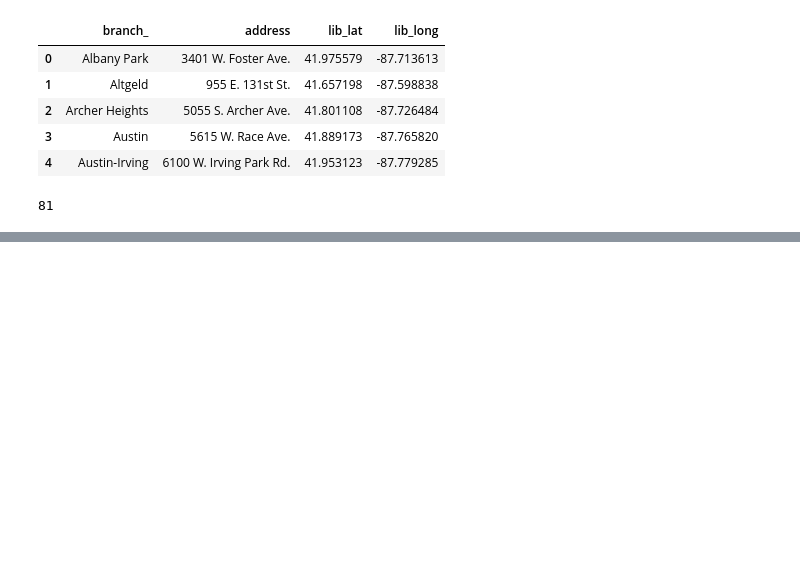
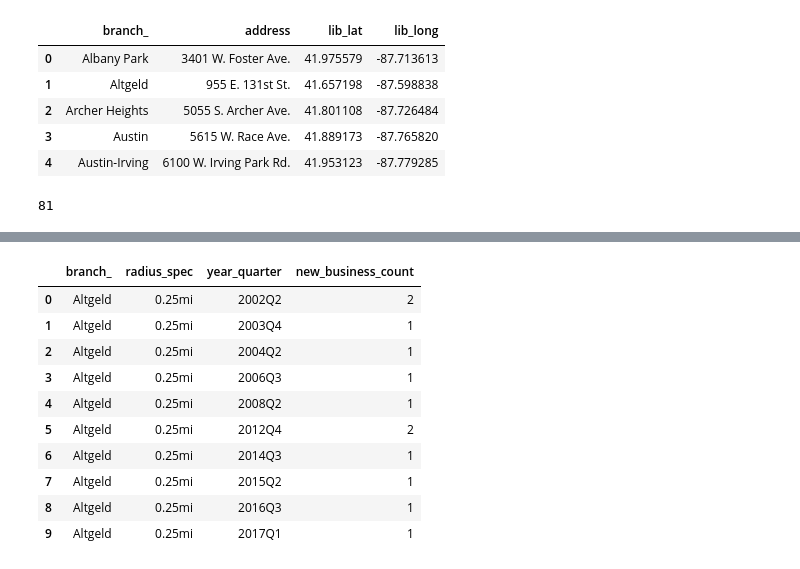
Before and after one commit to mjkimss/library-business-did, a Jupyter notebook: src/01_explore_data.ipynb, the cells around one changed output, grey strips where cells are left out. Cells and saved outputs as stored; diff of their text form; code cells hidden in the pictures; blank space fills up the shorter version.

```diff
--- a/src/01_explore_data.ipynb
+++ b/src/01_explore_data.ipynb
@@ -110,0 +231,26 @@ libraries_df.to_csv('../data/raw/cpl_libraries_raw.csv', index=False)
+# %%
+# Convert license_start_date to datetime and extract year-quarter
+licenses_all['license_start_date'] = pd.to_datetime(licenses_all['license_start_date'])
+licenses_all['year_quarter'] = licenses_all['license_start_date'].dt.to_period('Q')
+
+# Aggregate: count new licenses per branch, per radius spec, per quarter
+panel = (
+    licenses_all
+    .groupby(['branch_', 'radius_spec', 'year_quarter'])
+    .size()
+    .reset_index(name='new_business_count')
+)
+
+panel.head(10)
+# %% [output]
+|  | branch_ | radius_spec | year_quarter | new_business_count |
+| 0 | Altgeld | 0.25mi | 2002Q2 | 2 |
+| 1 | Altgeld | 0.25mi | 2003Q4 | 1 |
+| 2 | Altgeld | 0.25mi | 2004Q2 | 1 |
+| 3 | Altgeld | 0.25mi | 2006Q3 | 1 |
+| 4 | Altgeld | 0.25mi | 2008Q2 | 1 |
+| 5 | Altgeld | 0.25mi | 2012Q4 | 2 |
+| 6 | Altgeld | 0.25mi | 2014Q3 | 1 |
+| 7 | Altgeld | 0.25mi | 2015Q2 | 1 |
+| 8 | Altgeld | 0.25mi | 2016Q3 | 1 |
+| 9 | Altgeld | 0.25mi | 2017Q1 | 1 |
```
Also changed, not shown: parts of 18 cells of this notebook, 6 other files.
